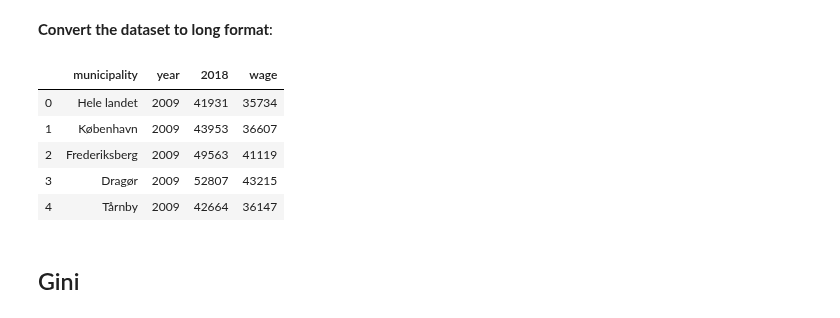
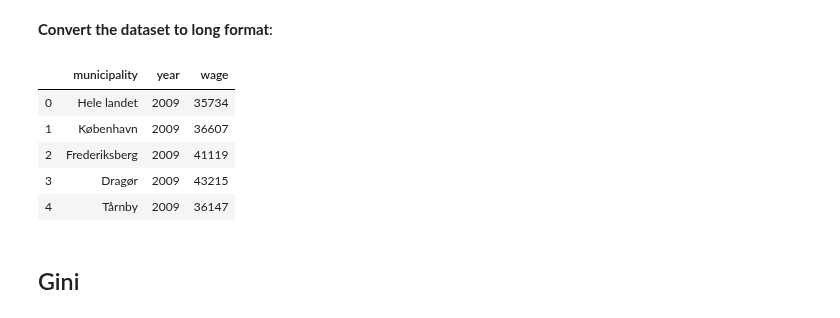
Before and after one commit to NumEconCopenhagen/projects-2020-tobiasharald, a Jupyter notebook: dataproject/dataproject.ipynb, the cells around one changed output. Drawn from its saved outputs; the diff is of its cells as text; code cells hidden in the pictures.

```diff
--- a/dataproject/dataproject.ipynb
+++ b/dataproject/dataproject.ipynb
@@ -67,21 +67,21 @@ wage.head()
 **Convert the dataset to long format**:
 # %%
 # a. rename year columns
-mydict = {str(i):f'wage{i}' for i in range(2009,2018)}
+mydict = {str(i):f'wage{i}' for i in range(2009,2019)}
 wage.rename(columns = mydict, inplace=True)
 
 # b. convert to long
 wage_long = pd.wide_to_long(wage, stubnames='wage', i='municipality', j='year').reset_index()
 
 # c. show
 wage_long.head()
 # %% [output]
-|  | municipality | year | 2018 | wage |
-| 0 | Hele landet | 2009 | 41931 | 35734 |
-| 1 | København | 2009 | 43953 | 36607 |
-| 2 | Frederiksberg | 2009 | 49563 | 41119 |
-| 3 | Dragør | 2009 | 52807 | 43215 |
-| 4 | Tårnby | 2009 | 42664 | 36147 |
+|  | municipality | year | wage |
+| 0 | Hele landet | 2009 | 35734 |
+| 1 | København | 2009 | 36607 |
+| 2 | Frederiksberg | 2009 | 41119 |
+| 3 | Dragør | 2009 | 43215 |
+| 4 | Tårnby | 2009 | 36147 |
 # %% [markdown]
 ## Gini
 # %%
```
Also changed, not shown: parts of 7 cells of this notebook, 1 other file.
